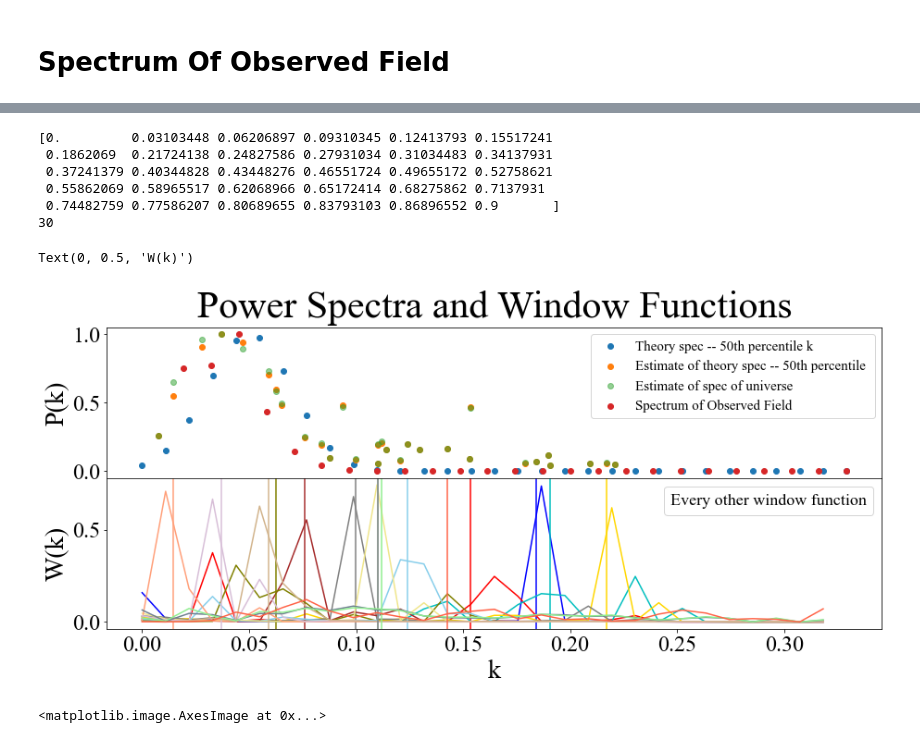
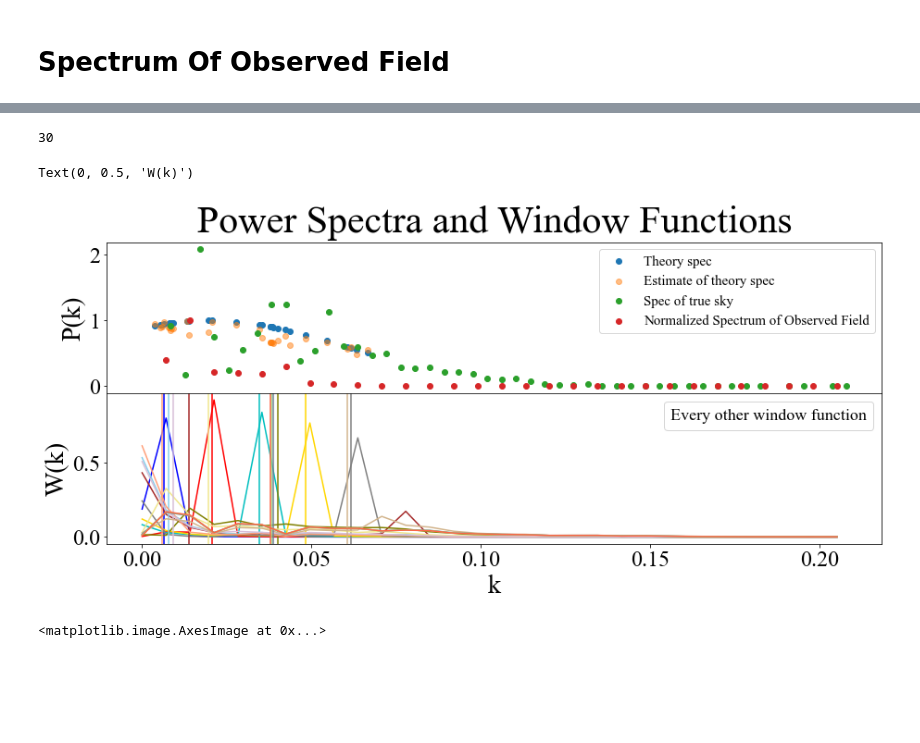
Before and after one commit to hannahfro/Hannah-Msc, a Jupyter notebook: HERA Hack/Testing Window Function.ipynb, the cells around one changed output, grey strips where cells are left out. Drawn from its saved outputs; the diff is of its cells as text; code cells hidden in the pictures; blank space fills up the shorter version.

```diff
--- a/HERA Hack/Testing Window Function.ipynb
+++ b/HERA Hack/Testing Window Function.ipynb
@@ -90,6 +93,7 @@ plt.imshow(universe)
 # %%
-power_spec = pspec.Power_Spectrum(universe,70,100,50,False) #100 Mpc by 100Mpc --> have to scale fft I think
-p_k = power_spec.compute_2D_pspec()
+power_spec_universe = pspec.Power_Spectrum(universe,Ly,Lx,50,False) #100 Mpc by 100Mpc --> have to scale fft I think
+p_k = power_spec_universe.compute_2D_pspec()
 
 plt.plot(p_k[0],p_k[1])
+plt.xlim(0,0.3)
 # %% [output]
@@ -118,2 +115,2 @@ k pass
 # %%
-kk_universe,edges_universe ,p_universe = window.compute_pspec_estimate(p_k)
+kk_universe,edges_universe ,p_universe = window.compute_pspec_estimate(ps)
@@ -137,0 +117,8 @@ kk_universe,edges_universe ,p_universe = window.compute_pspec_estimate(p_k)
+# %%
+########## CONVOLVE THE MAP ############
+
+sky = np.real(obs.convolve_map(stacked_sky,None,None))
+square_sky = np.reshape(sky,(30,30)).T
+
+plt.imshow(square_sky)
+plt.colorbar()
@@ -137,0 +136,7 @@ kk_universe,edges_universe ,p_universe = window.compute_pspec_estimate(p_k)
+# %%
+######### POWER SPECTRUM STUFF ###########
+
+power_spec = pspec.Power_Spectrum(square_sky,100,100,30,False) #100 Mpc by 100Mpc --> have to scale fft I think
+pk_hera = power_spec.compute_2D_pspec()
+
+plt.plot(pk_hera[0],pk_hera[1])
@@ -138,36 +146,30 @@ kk_universe,edges_universe ,p_universe = window.compute_pspec_estimate(p_k)
 # %%
 fig, ax = plt.subplots(2, 1, figsize = (15,6),sharex='col', sharey='row', gridspec_kw={'hspace': 0, 'wspace': 0})
 
-ax[0].scatter(edges,ps(edges), label = 'Theory spec -- 50th percentile k')
-# ax[0].plot(edges, ps(edges), label = 'theoy -- bin edge')
-ax[0].scatter(kk,pk/max(pk), label = 'Estimate of theory spec -- 50th percentile ')
+ax[0].scatter(kk_universe,ps(kk_universe), label = 'Theory spec')
+# ax[0].scatter(kk,pk/max(pk), label = 'Estimate of theory spec -- 50th percentile ')
 # ax[0].scatter(edges[:30],pk, label = 'estimate -- bin edge')
-ax[0].scatter(kk_universe,p_universe/max(p_universe) ,alpha = 0.5 ,label = 'Estimate of spec of universe')
-# ax[0].plot(p_k[0],p_k[1]/max(p_k[1]))
-ax[0].scatter(pk_hera[0],pk_hera[1]/max(pk_hera[1]), label = 'Spectrum of Observed Field')
+ax[0].scatter(kk_universe,p_universe ,alpha = 0.5 ,label = 'Estimate of theory spec')
+ax[0].scatter(p_k[0],p_k[1],label = 'Spec of true sky' )
+ax[0].scatter(pk_hera[0],pk_hera[1]/max(pk_hera[1]), label = 'Normalized Spectrum of Observed Field')
 ax[0].set_ylabel('P(k)',fontsize = 28)
 ax[0].legend(fontsize = 15)
 ax[0].set_title('Power Spectra and Window Functions',fontsize = 42 , y = 1.03)
 
 
 color = ['k','b','g','r','y','c','m','gold','w','grey','lime','brown','violet','olive','coral','skyblue','linen','khaki','silver','lightsalmon','blueviolet','thistle','peru','tan','aquamarine','slategray','navy','lightgreen','darkred','tomato']
 indices = [1,3,5,7,9,11,13,15,17,19,21,23,25,27,29]
 
 print(len(color))
 for i in indices:
-    ax[1].plot(edges[:30],window.window_binned[i],c = color[i])
+    ax[1].plot(edges_universe[:30],window.window_binned[i],c = color[i])
     ax[1].axvline(window.k_to_plot[i], c = color[i])
 
 
 ax[1].legend(['Every other window function'], fontsize = 18, handletextpad=0, handlelength=0)
 ax[1].set_xlabel('k',fontsize = 28)
 ax[1].set_ylabel('W(k)',fontsize = 28)
 # %% [output]
-[0.         0.03103448 0.06206897 0.09310345 0.12413793 0.15517241
- 0.1862069  0.21724138 0.24827586 0.27931034 0.31034483 0.34137931
- 0.37241379 0.40344828 0.43448276 0.46551724 0.49655172 0.52758621
- 0.55862069 0.58965517 0.62068966 0.65172414 0.68275862 0.7137931
- 0.74482759 0.77586207 0.80689655 0.83793103 0.86896552 0.9       ]
 30
 Text(0, 0.5, 'W(k)')
-[figure, old version]
+[figure, new version]
```
Also changed, not shown: parts of 39 cells of this notebook, 9 other files.
